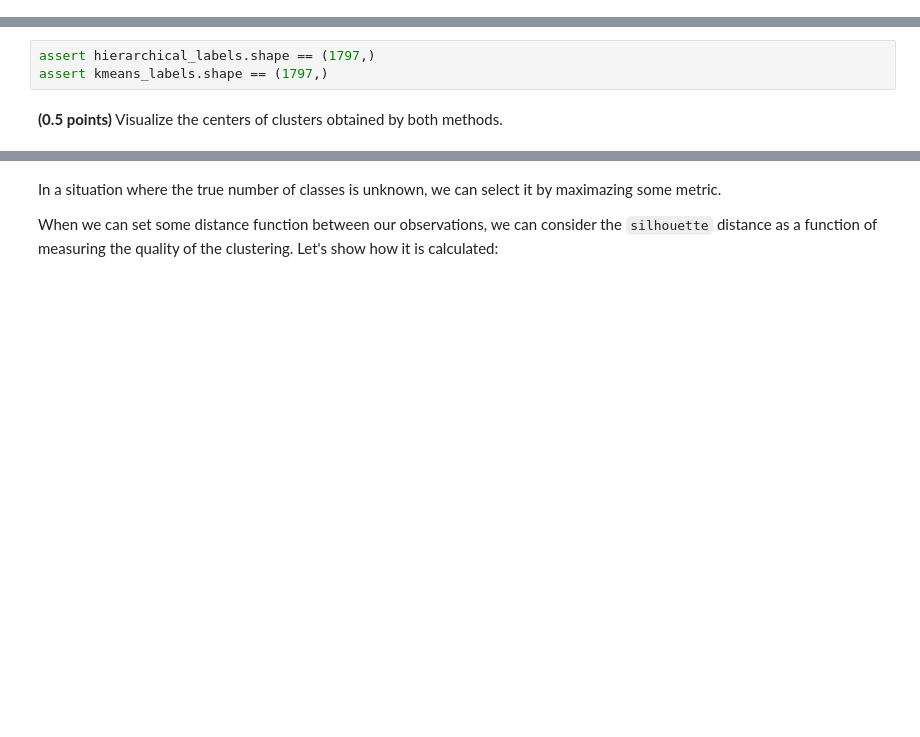
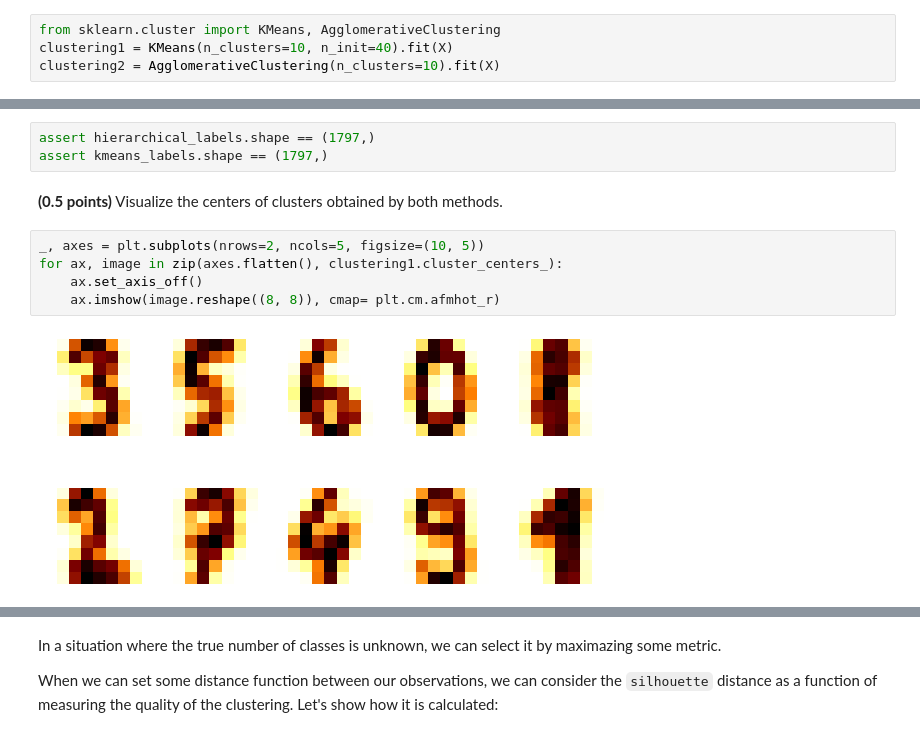
Before and after one commit to tanyashagova/ml_homework_clustering, a Jupyter notebook: clustering.ipynb, the cells around one changed output, grey strips where cells are left out. Cells and saved outputs as stored; diff of their text form; blank space fills up the shorter version.

```diff
--- a/clustering.ipynb
+++ b/clustering.ipynb
@@ -191,0 +339,4 @@ kmeans_labels = ...
+# %%
+from sklearn.cluster import KMeans, AgglomerativeClustering
+clustering1 = KMeans(n_clusters=10, n_init=40).fit(X)
+clustering2 = AgglomerativeClustering(n_clusters=10).fit(X)
@@ -194,3 +348,10 @@ assert hierarchical_labels.shape == (1797,)
 assert kmeans_labels.shape == (1797,)
 # %% [markdown]
 **(0.5 points)** Visualize the centers of clusters obtained by both methods.
+# %%
+_, axes = plt.subplots(nrows=2, ncols=5, figsize=(10, 5))
+for ax, image in zip(axes.flatten(), clustering1.cluster_centers_):
+    ax.set_axis_off()
+    ax.imshow(image.reshape((8, 8)), cmap= plt.cm.afmhot_r)
+# %% [output]
+[figure, added]
```
Also changed, not shown: parts of 62 cells of this notebook.
